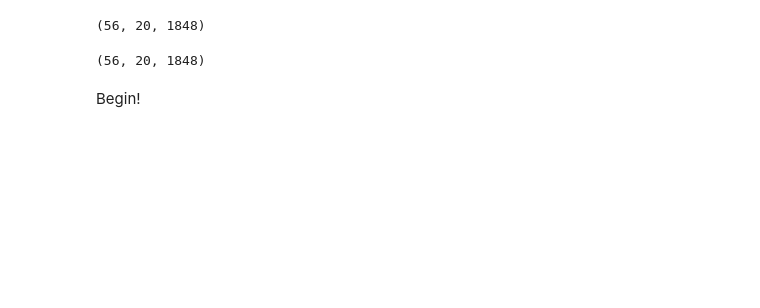
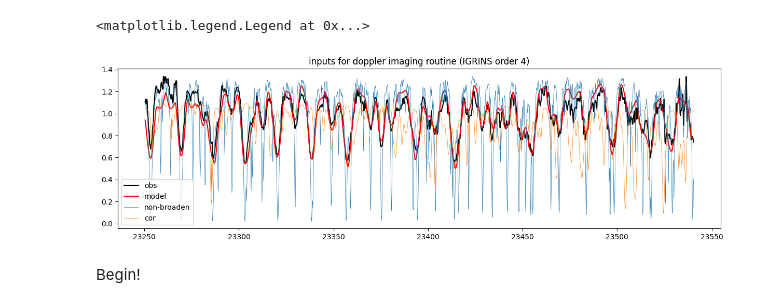
Before and after one commit to alphalyncis/dopplerimg, a Jupyter notebook: code/doppler/dopplemap_IGRINS.ipynb, the cells around one changed output. Saved outputs shown, nothing was run; the diff lists cells and outputs as text; code cells hidden in the pictures; blank space fills up the shorter version.

```diff
--- a/code/doppler/dopplemap_IGRINS.ipynb
+++ b/code/doppler/dopplemap_IGRINS.ipynb
@@ -36,34 +54,0 @@ chipmodnobroad = ret['chipmodnobroad']
-# %%
-filelist = sorted(glob.glob(f'{homedir}/uoedrive/data/IGRINS_W1049B/SDCK*_1f.spec.fits'))
-
-fluxes = []
-wls = []
-
-for filename in filelist:
-    wlname = filename.split('_1f')[0]+'.wave.fits'
-
-    flux = fits.getdata(filename)
-    wl = fits.getdata(wlname)
-    hdr = fits.getheader(filename)
-    airmass = (hdr["AMSTART"] + hdr["AMEND"])/2
-    # trim first and last 100 columns
-    flux = flux[:, 100:1948]
-    wl = wl[:, 100:1948]
-    fluxes.append(flux)
-    wls.append(wl)
-dims = np.array(fluxes).shape
-fluxes = np.array(fluxes)
-obs0 = fluxes[:, 1:, :]
-fobs0 = np.array([[signal.medfilt(obs0[obs,jj], 3) for jj in range(dims[1]-1)] for obs in range(dims[0])])
-fobs0 /= np.array([np.nanmedian(fobs0[obs], axis=1) for obs in range(dims[0])]).reshape(dims[0], dims[1]-1, 1)
-obs1 = fobs0[:,:20,:]
-obs1.shape
-# %% [output]
-(56, 20, 1848)
-# %%
-resultdir = f"{homedir}/uoedrive/result/CIFIST"
-chiplams = fits.getdata(f"{resultdir}/IGRINS_W1049B_K_chiplams_lte015.0-5.0.fits")
-chipmodnobroad = fits.getdata(f"{resultdir}/IGRINS_W1049B_K_chipmodnobroad_lte015.0-5.0.fits")
-chiplams.shape
-# %% [output]
-(56, 20, 1848)
@@ -70,3 +64,15 @@ chiplams.shape
+# %%
+kk, jj = 1,4
+plt.figure(figsize=(15,4))
+plt.plot(chiplams[kk,jj], ret['fobs0'][kk,jj], label="obs", color='k')
+plt.plot(chiplams[kk,jj], chipmods[kk,jj], label="model", color='r')
+plt.plot(chiplams[kk,jj], chipmodnobroad[kk,jj], label="non-broaden",linewidth=0.5)
+plt.plot(chiplams[kk,jj], chipcors[kk,jj], label="cor", linewidth=0.5)
+plt.title("inputs for doppler imaging routine (IGRINS order 4)")
+plt.legend()
+# %% [output]
+<matplotlib.legend.Legend at 0x...>
+[figure, added]
 # %%
 # W1049B rotation parameters
 #set period and number of observations
```
Also changed, not shown: parts of 24 cells of this notebook, 15 other files.
